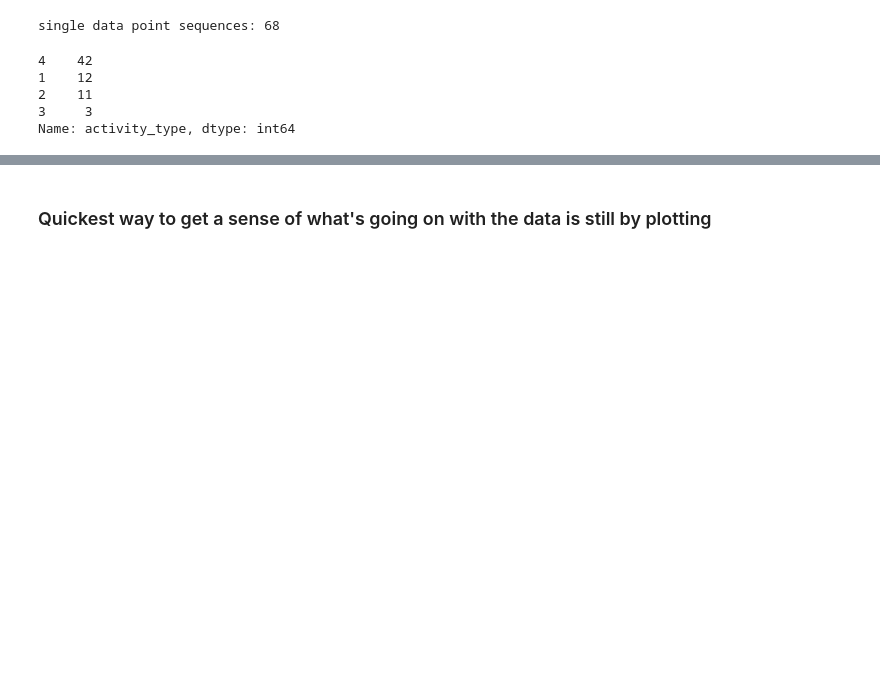
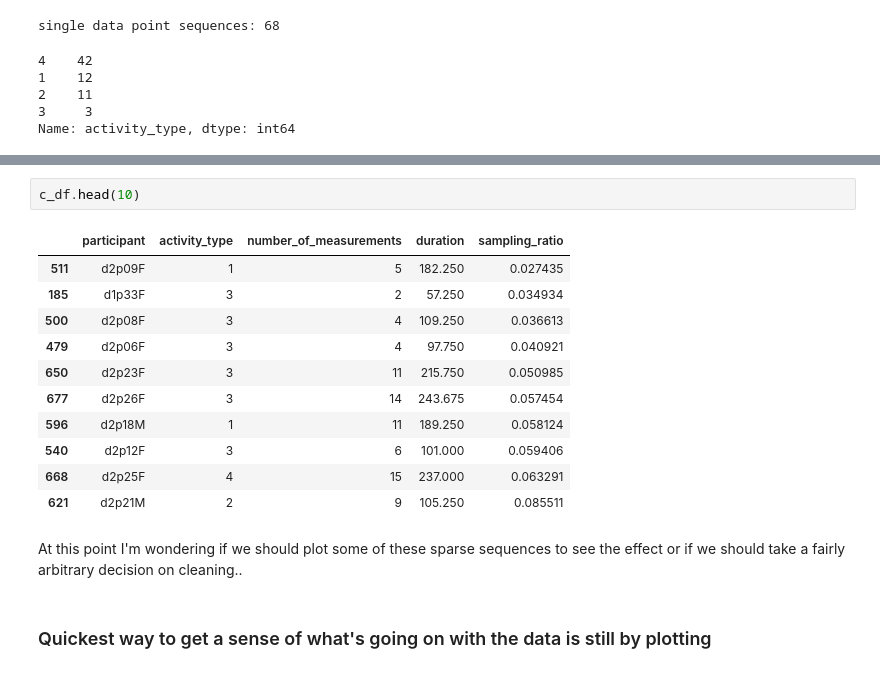
Before and after one commit to ym-pett/motiondetection, a Jupyter notebook: notebooks/descriptive_statistics.ipynb, the cells around one changed output, grey strips where cells are left out. Saved outputs shown, nothing was run; the diff lists cells and outputs as text; blank space fills up the shorter version.

```diff
--- a/notebooks/descriptive_statistics.ipynb
+++ b/notebooks/descriptive_statistics.ipynb
@@ -133,3 +157,19 @@ Name: activity_type, dtype: int64
+# %%
+c_df.head(10)
+# %% [output]
+|  | participant | activity_type | number_of_measurements | duration | sampling_ratio |
+| 511 | d2p09F | 1 | 5 | 182.250 | 0.027435 |
+| 185 | d1p33F | 3 | 2 | 57.250 | 0.034934 |
+| 500 | d2p08F | 3 | 4 | 109.250 | 0.036613 |
+| 479 | d2p06F | 3 | 4 | 97.750 | 0.040921 |
+| 650 | d2p23F | 3 | 11 | 215.750 | 0.050985 |
+| 677 | d2p26F | 3 | 14 | 243.675 | 0.057454 |
+| 596 | d2p18M | 1 | 11 | 189.250 | 0.058124 |
+| 540 | d2p12F | 3 | 6 | 101.000 | 0.059406 |
+| 668 | d2p25F | 4 | 15 | 237.000 | 0.063291 |
+| 621 | d2p21M | 2 | 9 | 105.250 | 0.085511 |
+# %% [markdown]
+At this point I'm wondering if we should plot some of these sparse sequences to see the effect or if we should take a fairly arbitrary decision on cleaning..
 # %% [markdown]
 ### Quickest way to get a sense of what's going on with the data is still by plotting
 # %% [markdown]
```
Also changed, not shown: parts of 3 cells of this notebook.
